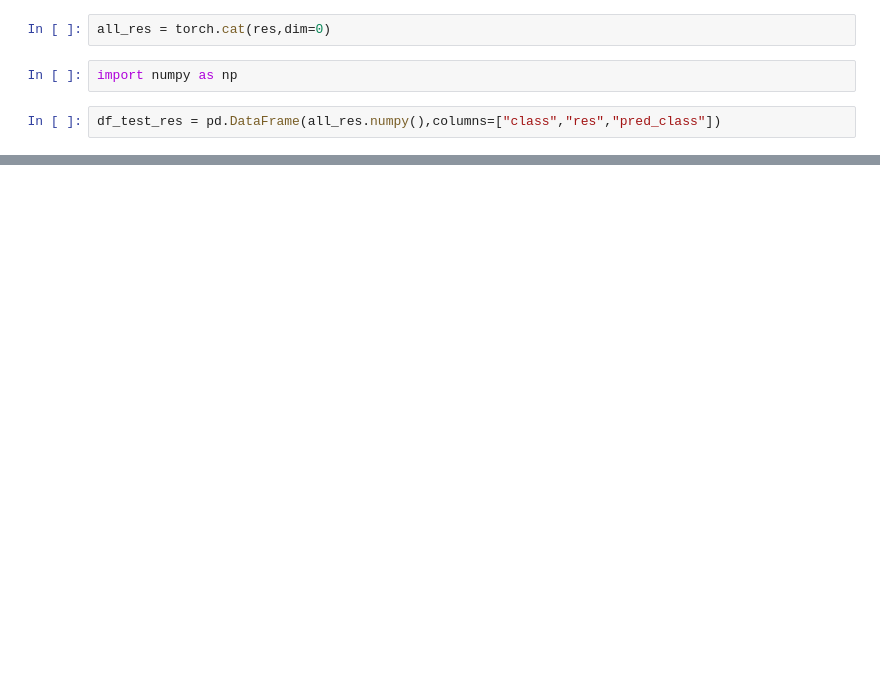
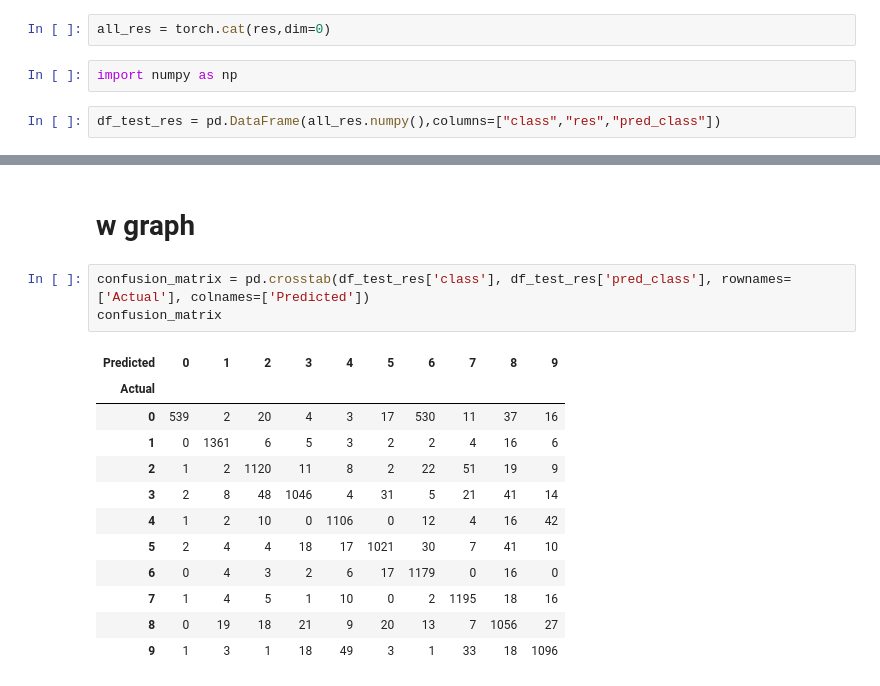
Before and after one commit to pranjal1/graph-improve-classify, a Jupyter notebook: graph_new.ipynb, the cells around one changed output, grey strips where cells are left out. Saved outputs shown, nothing was run; the diff lists cells and outputs as text; blank space fills up the shorter version.

```diff
--- a/graph_new.ipynb
+++ b/graph_new.ipynb
@@ -147,0 +165,18 @@ confusion_matrix
+# %% [markdown]
+# w graph
+# %%
+confusion_matrix = pd.crosstab(df_test_res['class'], df_test_res['pred_class'], rownames=['Actual'], colnames=['Predicted'])
+confusion_matrix
+# %% [output]
+| Predicted | 0 | 1 | 2 | 3 | 4 | 5 | 6 | 7 | 8 | 9 |
+| Actual |  |  |  |  |  |  |  |  |  |  |
+| 0 | 539 | 2 | 20 | 4 | 3 | 17 | 530 | 11 | 37 | 16 |
+| 1 | 0 | 1361 | 6 | 5 | 3 | 2 | 2 | 4 | 16 | 6 |
+| 2 | 1 | 2 | 1120 | 11 | 8 | 2 | 22 | 51 | 19 | 9 |
+| 3 | 2 | 8 | 48 | 1046 | 4 | 31 | 5 | 21 | 41 | 14 |
+| 4 | 1 | 2 | 10 | 0 | 1106 | 0 | 12 | 4 | 16 | 42 |
+| 5 | 2 | 4 | 4 | 18 | 17 | 1021 | 30 | 7 | 41 | 10 |
+| 6 | 0 | 4 | 3 | 2 | 6 | 17 | 1179 | 0 | 16 | 0 |
+| 7 | 1 | 4 | 5 | 1 | 10 | 0 | 2 | 1195 | 18 | 16 |
+| 8 | 0 | 19 | 18 | 21 | 9 | 20 | 13 | 7 | 1056 | 27 |
+| 9 | 1 | 3 | 1 | 18 | 49 | 3 | 1 | 33 | 18 | 1096 |
```
Also changed, not shown: parts of 13 cells of this notebook.
